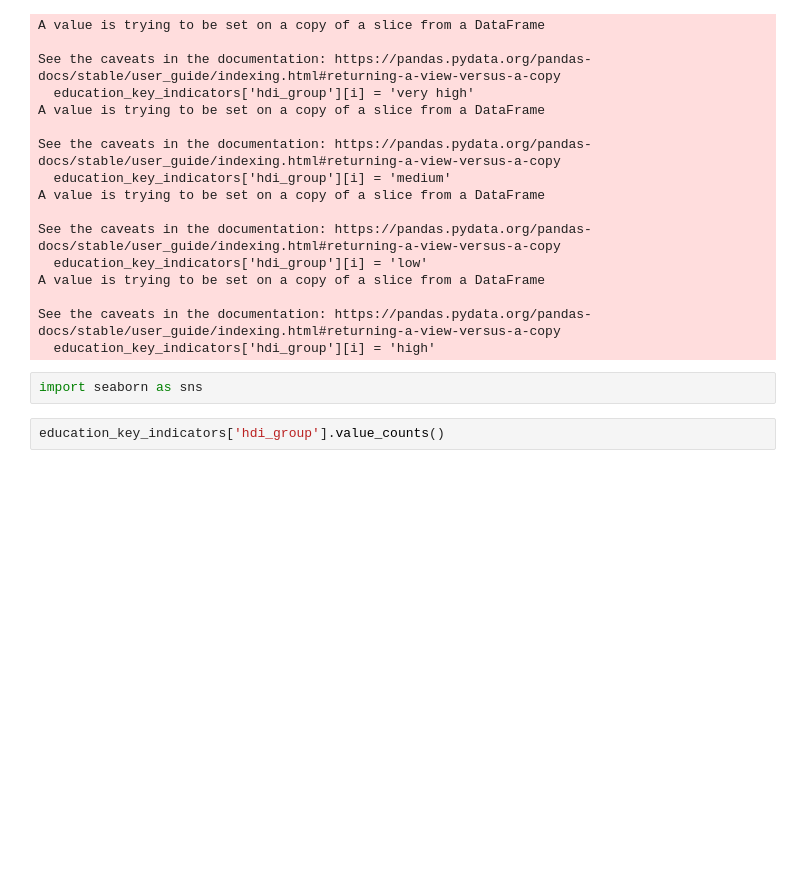
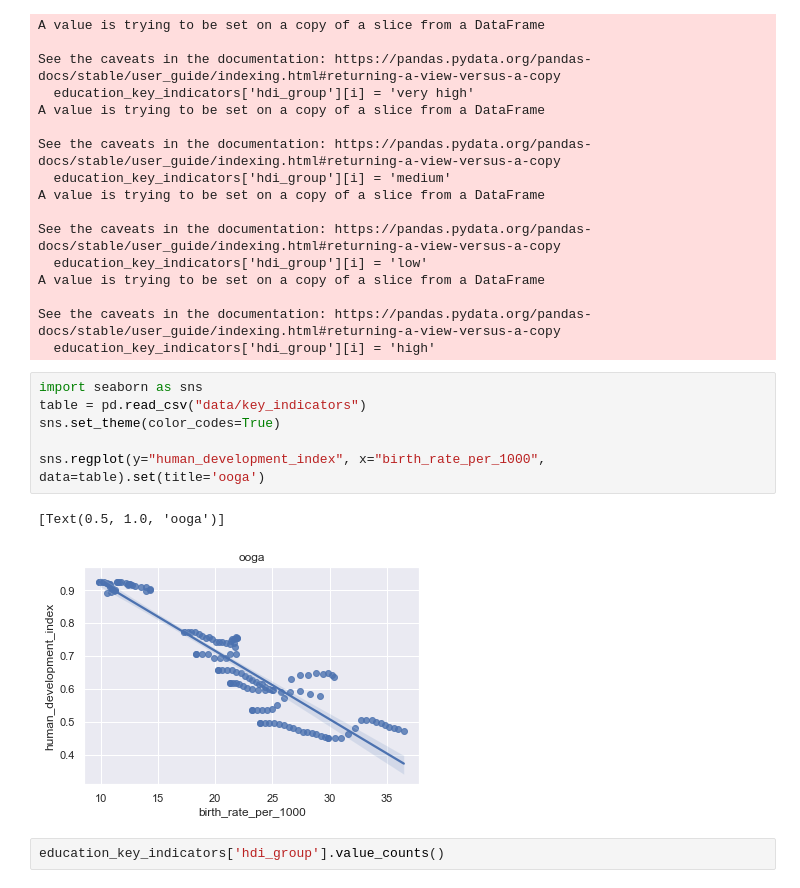
Before and after one commit to chrisvenczel/DataScience_DataMining, a Jupyter notebook: WorkBook.ipynb, the cells around one changed output. Saved outputs shown, nothing was run; the diff lists cells and outputs as text; blank space fills up the shorter version.

```diff
--- a/WorkBook.ipynb
+++ b/WorkBook.ipynb
@@ -250,8 +212,15 @@ A value is trying to be set on a copy of a slice from a DataFrame
 
 See the caveats in the documentation: https://pandas.pydata.org/pandas-docs/stable/user_guide/indexing.html#returning-a-view-versus-a-copy
   education_key_indicators['hdi_group'][i] = 'high'
-# %%
-import seaborn as sns
+# %%
+import seaborn as sns
+table = pd.read_csv("data/key_indicators")
+sns.set_theme(color_codes=True)
+
+sns.regplot(y="human_development_index", x="birth_rate_per_1000", data=table).set(title='ooga')
+# %% [output]
+[Text(0.5, 1.0, 'ooga')]
+[figure, added]
 # %%
 education_key_indicators['hdi_group'].value_counts()
 # %% [output]
```
Also changed, not shown: parts of 2 cells of this notebook.
